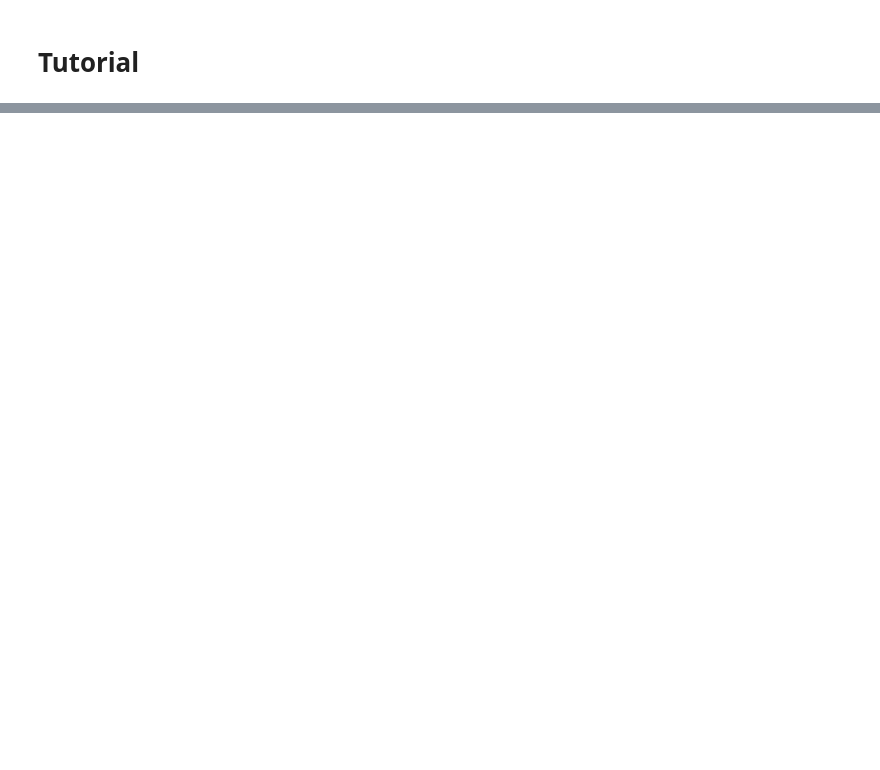
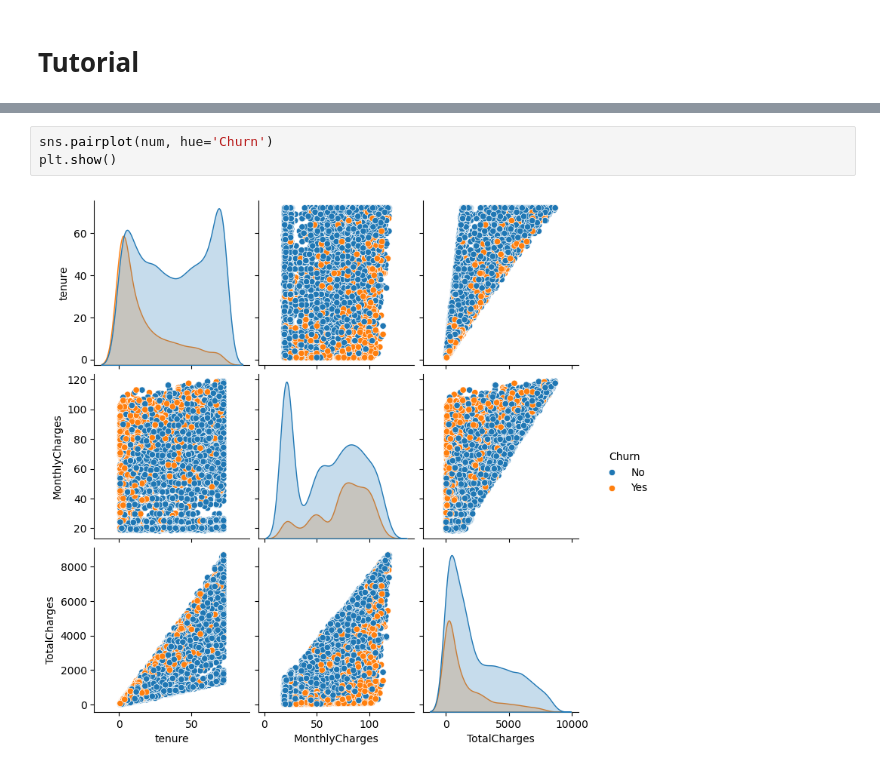
Before and after one commit to Hazim-HF/Data-Management, a Jupyter notebook: Exercise/Tutorial.ipynb, the cells around one changed output, grey strips where cells are left out. Cells and saved outputs as stored; diff of their text form; blank space fills up the shorter version.

```diff
--- a/Exercise/Tutorial.ipynb
+++ b/Exercise/Tutorial.ipynb
@@ -155,0 +251,5 @@ SyntaxError: invalid syntax (2966563341.py, line 1)
+# %%
+sns.pairplot(num, hue='Churn')
+plt.show()
+# %% [output]
+[figure, added]
```
Also changed, not shown: parts of 71 cells of this notebook, 12 other files.
